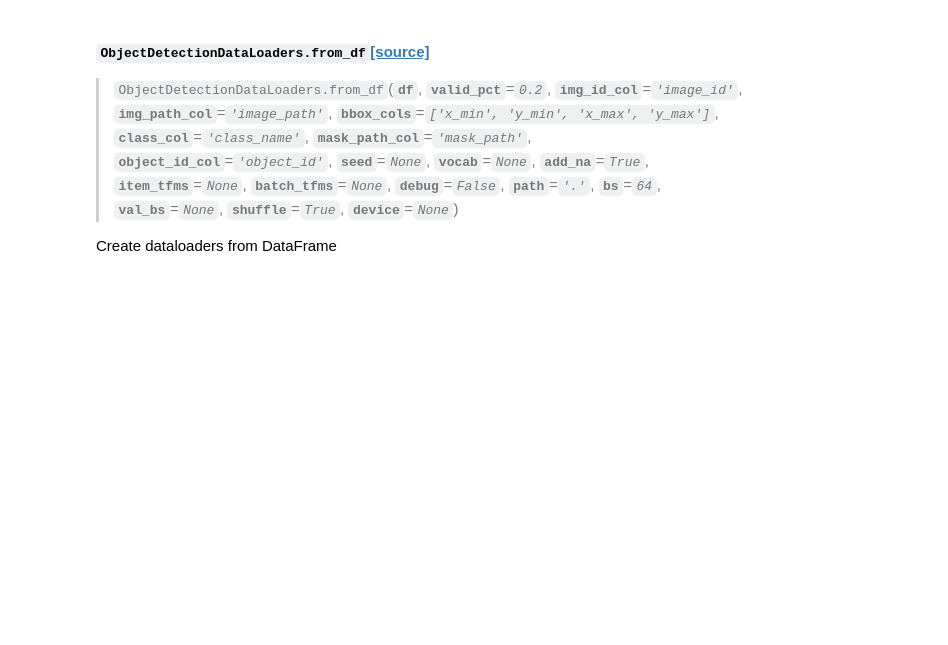
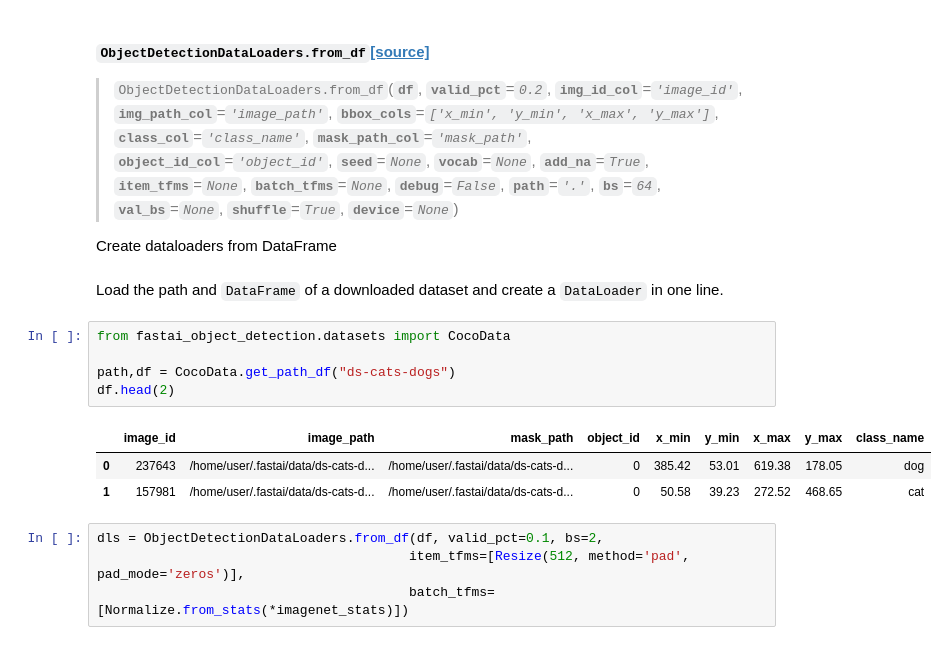
Before and after one commit to rbrtwlz/fastai_object_detection, a Jupyter notebook: notebooks/02_dataloaders.ipynb, the cells around one changed output. Saved outputs shown, nothing was run; the diff lists cells and outputs as text; blank space fills up the shorter version.

```diff
--- a/notebooks/02_dataloaders.ipynb
+++ b/notebooks/02_dataloaders.ipynb
@@ -125,3 +145,18 @@ show_doc(ObjectDetectionDataLoaders.from_df)
 > <code>ObjectDetectionDataLoaders.from_df</code>(**`df`**, **`valid_pct`**=*`0.2`*, **`img_id_col`**=*`'image_id'`*, **`img_path_col`**=*`'image_path'`*, **`bbox_cols`**=*`['x_min', 'y_min', 'x_max', 'y_max']`*, **`class_col`**=*`'class_name'`*, **`mask_path_col`**=*`'mask_path'`*, **`object_id_col`**=*`'object_id'`*, **`seed`**=*`None`*, **`vocab`**=*`None`*, **`add_na`**=*`True`*, **`item_tfms`**=*`None`*, **`batch_tfms`**=*`None`*, **`debug`**=*`False`*, **`path`**=*`'.'`*, **`bs`**=*`64`*, **`val_bs`**=*`None`*, **`shuffle`**=*`True`*, **`device`**=*`None`*)
 
 Create dataloaders from DataFrame
+# %% [markdown]
+Load the path and `DataFrame` of a downloaded dataset and create a `DataLoader` in one line.
+# %%
+from fastai_object_detection.datasets import CocoData
+
+path,df = CocoData.get_path_df("ds-cats-dogs")
+df.head(2)
+# %% [output]
+|  | image_id | image_path | mask_path | object_id | x_min | y_min | x_max | y_max | class_name |
+| 0 | 237643 | /home/user/.fastai/data/ds-cats-d... | /home/user/.fastai/data/ds-cats-d... | 0 | 385.42 | 53.01 | 619.38 | 178.05 | dog |
+| 1 | 157981 | /home/user/.fastai/data/ds-cats-d... | /home/user/.fastai/data/ds-cats-d... | 0 | 50.58 | 39.23 | 272.52 | 468.65 | cat |
+# %%
+dls = ObjectDetectionDataLoaders.from_df(df, valid_pct=0.1, bs=2,
+                                        item_tfms=[Resize(512, method='pad', pad_mode='zeros')],
+                                        batch_tfms=[Normalize.from_stats(*imagenet_stats)])
```
Also changed, not shown: parts of 10 cells of this notebook, 5 other files.
